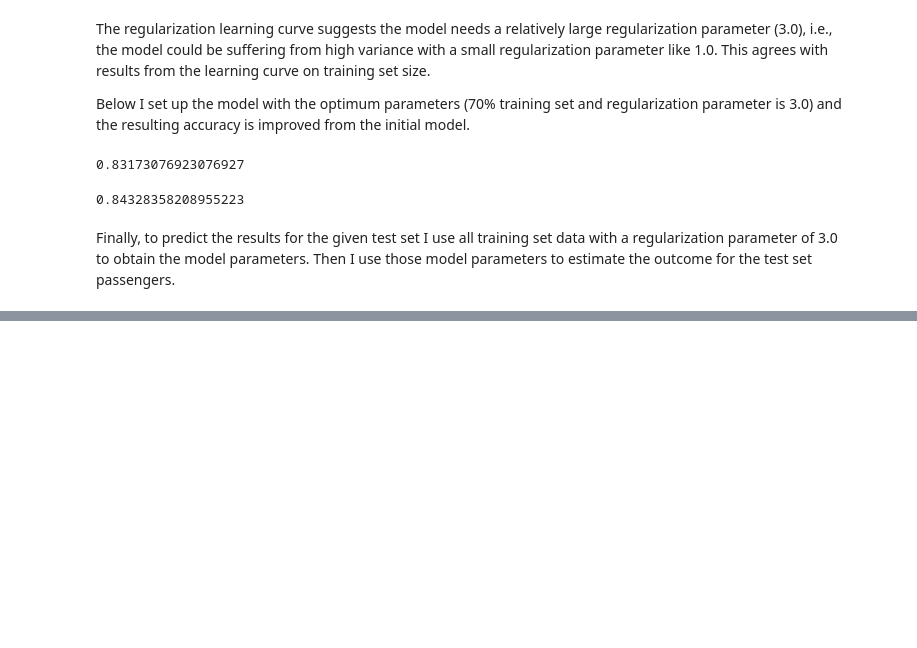
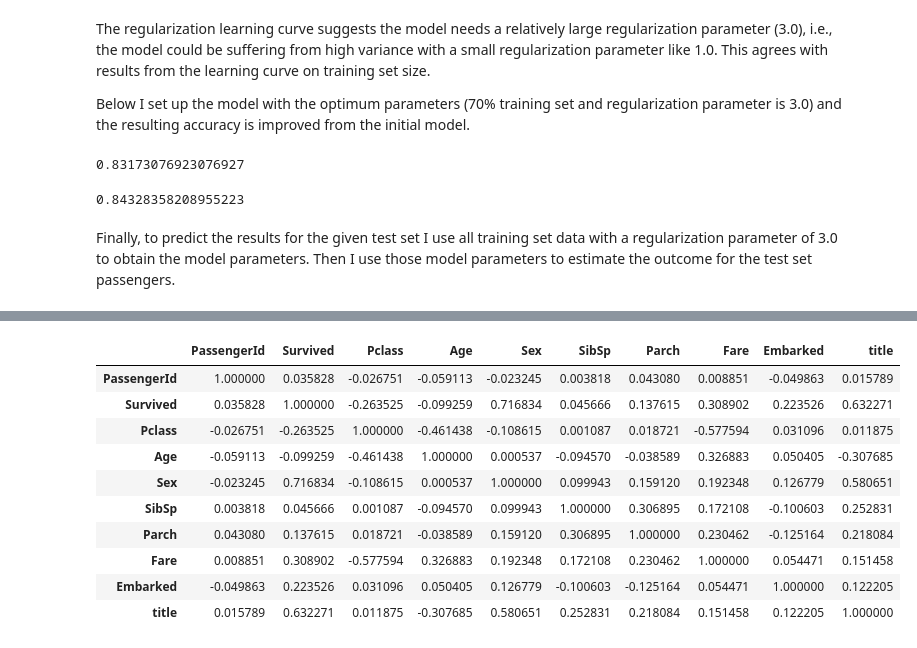
Before and after one commit to badGarnet/titanic_survive, a Jupyter notebook: Summary.ipynb, the cells around one changed output, grey strips where cells are left out. Drawn from its saved outputs; the diff is of its cells as text; code cells hidden in the pictures; blank space fills up the shorter version.

```diff
--- a/Summary.ipynb
+++ b/Summary.ipynb
@@ -361,0 +427,28 @@ testin = readdata('tes')
+# %%
+medfare = datain['train'].groupby('Pclass')['Fare'].median()
+ind = testin['train'].Fare.isnull()
+testin['train'].loc[ind, 'Fare'] = testin['train'].Pclass[ind].map(medage)
+# %%
+Xtest = np.array(testin['train'].ix[:,2:])
+Xtestq = titan.normdata(titan.xquad(Xtest))
+Xtestq = np.concatenate((np.ones(shape=(Xtestq.shape[0], 1)), Xtestq), axis = 1)
+
+ytest = titan.sigmoid(np.dot(Xtestq, w[0]))
+ytest[ytest > 0.5] = 1
+ytest[ytest < 0.5] = 0
+
+testin['train'].Survived = ytest.astype(int)
+# %%
+testin['train'].corr()
+# %% [output]
+|  | PassengerId | Survived | Pclass | Age | Sex | SibSp | Parch | Fare | Embarked | title |
+| PassengerId | 1.000000 | 0.035828 | -0.026751 | -0.059113 | -0.023245 | 0.003818 | 0.043080 | 0.008851 | -0.049863 | 0.015789 |
+| Survived | 0.035828 | 1.000000 | -0.263525 | -0.099259 | 0.716834 | 0.045666 | 0.137615 | 0.308902 | 0.223526 | 0.632271 |
+| Pclass | -0.026751 | -0.263525 | 1.000000 | -0.461438 | -0.108615 | 0.001087 | 0.018721 | -0.577594 | 0.031096 | 0.011875 |
+| Age | -0.059113 | -0.099259 | -0.461438 | 1.000000 | 0.000537 | -0.094570 | -0.038589 | 0.326883 | 0.050405 | -0.307685 |
+| Sex | -0.023245 | 0.716834 | -0.108615 | 0.000537 | 1.000000 | 0.099943 | 0.159120 | 0.192348 | 0.126779 | 0.580651 |
+| SibSp | 0.003818 | 0.045666 | 0.001087 | -0.094570 | 0.099943 | 1.000000 | 0.306895 | 0.172108 | -0.100603 | 0.252831 |
+| Parch | 0.043080 | 0.137615 | 0.018721 | -0.038589 | 0.159120 | 0.306895 | 1.000000 | 0.230462 | -0.125164 | 0.218084 |
+| Fare | 0.008851 | 0.308902 | -0.577594 | 0.326883 | 0.192348 | 0.172108 | 0.230462 | 1.000000 | 0.054471 | 0.151458 |
+| Embarked | -0.049863 | 0.223526 | 0.031096 | 0.050405 | 0.126779 | -0.100603 | -0.125164 | 0.054471 | 1.000000 | 0.122205 |
+| title | 0.015789 | 0.632271 | 0.011875 | -0.307685 | 0.580651 | 0.252831 | 0.218084 | 0.151458 | 0.122205 | 1.000000 |
```
Also changed, not shown: parts of 9 cells of this notebook, 1 other file.
